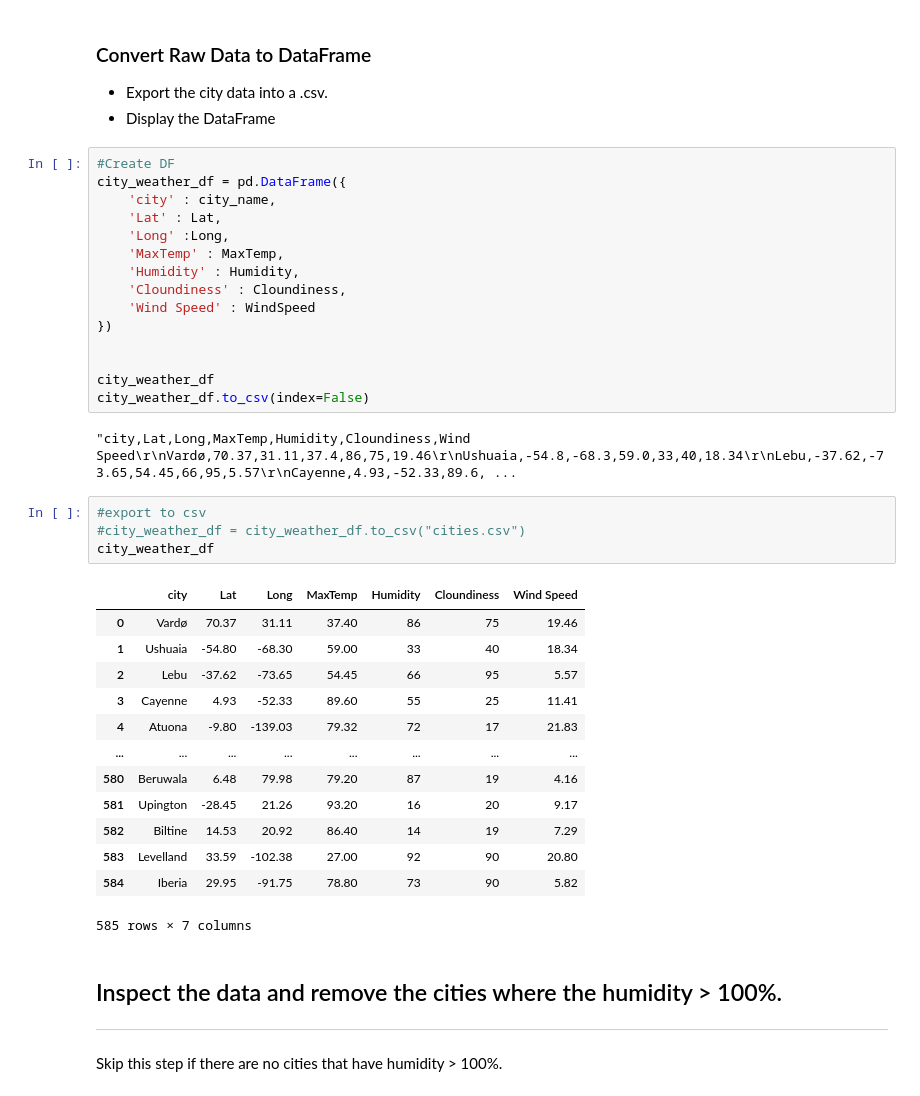
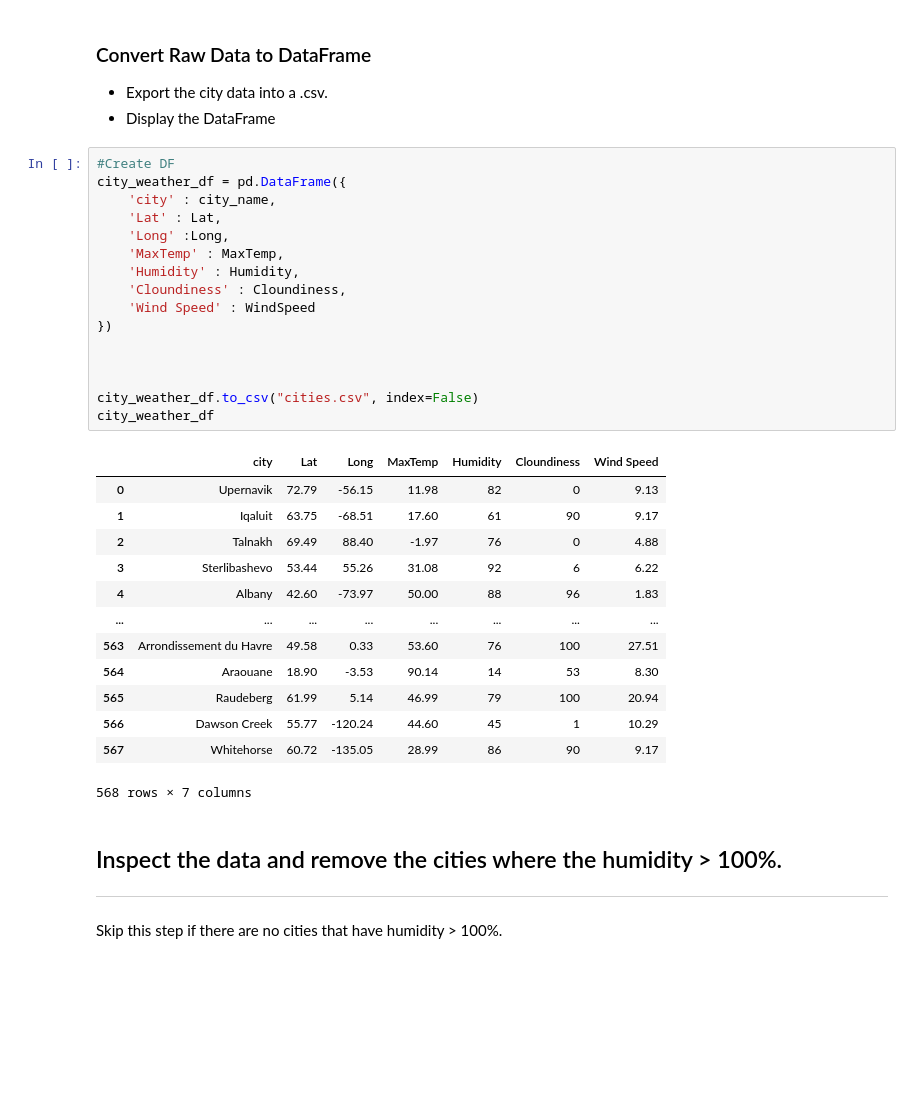
Before and after one commit to jocelyn4112/python-api-challenge, a Jupyter notebook: WeatherPy/WeatherPy - USE.ipynb, the cells around one changed output. Cells and saved outputs as stored; diff of their text form; blank space fills up the shorter version.

```diff
--- a/WeatherPy/WeatherPy - USE.ipynb
+++ b/WeatherPy/WeatherPy - USE.ipynb
@@ -144,38 +144,33 @@ data
 # %%
 #Create DF
 city_weather_df = pd.DataFrame({
     'city' : city_name,
     'Lat' : Lat,
     'Long' :Long,
     'MaxTemp' : MaxTemp,
     'Humidity' : Humidity,
     'Cloundiness' : Cloundiness,
     'Wind Speed' : WindSpeed
 })
 
 
+
+city_weather_df.to_csv("cities.csv", index=False)
 city_weather_df
-city_weather_df.to_csv(index=False)
 # %% [output]
+|  | city | Lat | Long | MaxTemp | Humidity | Cloundiness | Wind Speed |
+| 0 | Upernavik | 72.79 | -56.15 | 11.98 | 82 | 0 | 9.13 |
+| 1 | Iqaluit | 63.75 | -68.51 | 17.60 | 61 | 90 | 9.17 |
+| 2 | Talnakh | 69.49 | 88.40 | -1.97 | 76 | 0 | 4.88 |
+| 3 | Sterlibashevo | 53.44 | 55.26 | 31.08 | 92 | 6 | 6.22 |
+| 4 | Albany | 42.60 | -73.97 | 50.00 | 88 | 96 | 1.83 |
+| ... | ... | ... | ... | ... | ... | ... | ... |
+| 563 | Arrondissement du Havre | 49.58 | 0.33 | 53.60 | 76 | 100 | 27.51 |
+| 564 | Araouane | 18.90 | -3.53 | 90.14 | 14 | 53 | 8.30 |
+| 565 | Raudeberg | 61.99 | 5.14 | 46.99 | 79 | 100 | 20.94 |
+| 566 | Dawson Creek | 55.77 | -120.24 | 44.60 | 45 | 1 | 10.29 |
+| 567 | Whitehorse | 60.72 | -135.05 | 28.99 | 86 | 90 | 9.17 |
-"city,Lat,Long,MaxTemp,Humidity,Cloundiness,Wind Speed\r\nVardø,70.37,31.11,37.4,86,75,19.46\r\nUshuaia,-54.8,-68.3,59.0,33,40,18.34\r\nLebu,-37.62,-73.65,54.45,66,95,5.57\r\nCayenne,4.93,-52.33,89.6, ...
+568 rows × 7 columns
-# %%
-#export to csv
-#city_weather_df = city_weather_df.to_csv("cities.csv")
-city_weather_df
-# %% [output]
-|  | city | Lat | Long | MaxTemp | Humidity | Cloundiness | Wind Speed |
-| 0 | Vardø | 70.37 | 31.11 | 37.40 | 86 | 75 | 19.46 |
-| 1 | Ushuaia | -54.80 | -68.30 | 59.00 | 33 | 40 | 18.34 |
-| 2 | Lebu | -37.62 | -73.65 | 54.45 | 66 | 95 | 5.57 |
-| 3 | Cayenne | 4.93 | -52.33 | 89.60 | 55 | 25 | 11.41 |
-| 4 | Atuona | -9.80 | -139.03 | 79.32 | 72 | 17 | 21.83 |
-| ... | ... | ... | ... | ... | ... | ... | ... |
-| 580 | Beruwala | 6.48 | 79.98 | 79.20 | 87 | 19 | 4.16 |
-| 581 | Upington | -28.45 | 21.26 | 93.20 | 16 | 20 | 9.17 |
-| 582 | Biltine | 14.53 | 20.92 | 86.40 | 14 | 19 | 7.29 |
-| 583 | Levelland | 33.59 | -102.38 | 27.00 | 92 | 90 | 20.80 |
-| 584 | Iberia | 29.95 | -91.75 | 78.80 | 73 | 90 | 5.82 |
-585 rows × 7 columns
 # %% [markdown]
 ## Inspect the data and remove the cities where the humidity > 100%.
 ----
```
Also changed, not shown: parts of 24 cells of this notebook, 14 other files.
